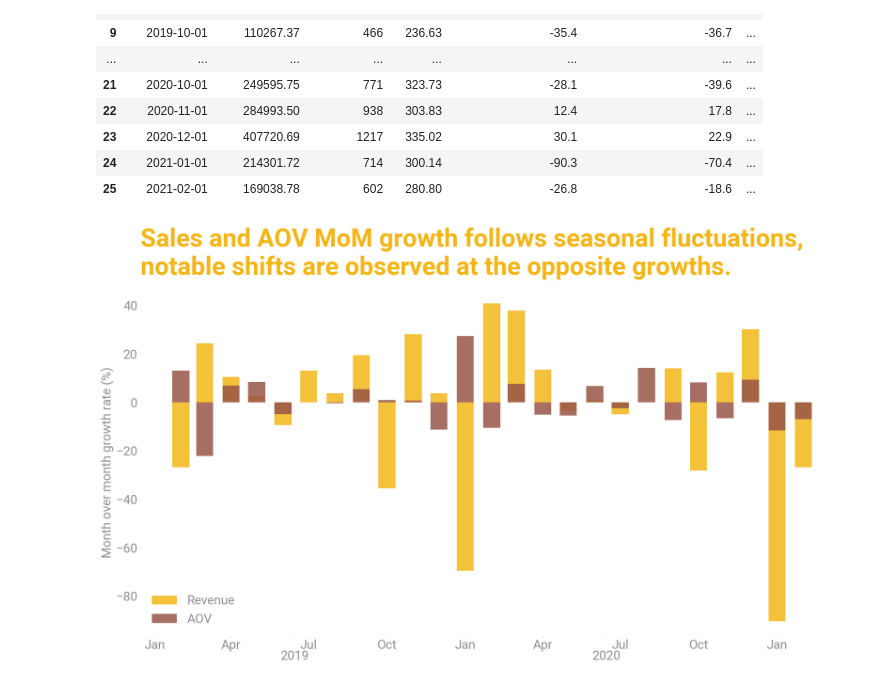
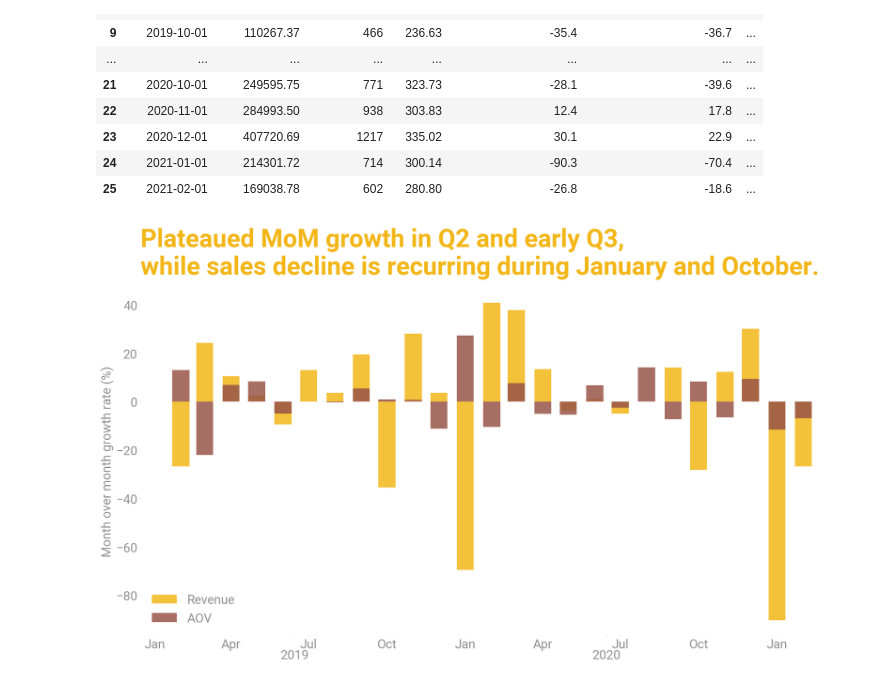
Before and after one commit to mjsluminarias/gamezone-ecommerce, a Jupyter notebook: code_queries/sales.ipynb, the cells around one changed output. Saved outputs shown, nothing was run; the diff lists cells and outputs as text; code cells hidden in the pictures.

```diff
--- a/code_queries/sales.ipynb
+++ b/code_queries/sales.ipynb
@@ -332,32 +345,32 @@ ax.spines["right"].set_visible(False)
 ax.spines["left"].set_visible(False)
 ax.spines["bottom"].set_visible(False)
 # ax.axes.get_xaxis().set_visible(False)
 # ax.axes.get_yaxis().set_visible(False)
 # ax.xaxis.set_major_locator(ticker.MaxNLocator(nbins=5))
 # ax.axes.xaxis.set_ticklabels([])
 # ax.axes.yaxis.set_ticklabels([])
 
 ax.xaxis.set_minor_locator(mdates.MonthLocator(bymonth=[1, 4, 7, 10]))
 ax.xaxis.set_minor_formatter(mdates.DateFormatter("%b"))
 
 ax.set_ylabel("Month over month growth rate (%)", color = "#908F8F")
 
 # years (major ticks), placed mid-year so they don't collide with Jan/Jul
 ax.xaxis.set_major_locator(mdates.YearLocator(month=6, day=15))
 ax.xaxis.set_major_formatter(mdates.DateFormatter("%Y"))
 
 ax.tick_params(axis="x", which="major", pad=20, length=1, colors= "#908F8F") # params for years
 ax.tick_params(axis="x", which="minor", pad=3, length=1, colors= "#908F8F") # params for months
 
 ax.tick_params(axis="y", length=1, colors= "#908F8F") # for y
 
 ax.legend(loc = "lower left", frameon = False, labelcolor = "#908F8F")
 
-ax.set_title("Sales and AOV MoM growth follows seasonal fluctuations, \nnotable shifts are observed at the opposite growths.",
+ax.set_title("Plateaued MoM growth in Q2 and early Q3,\nwhile sales decline is recurring during January and October.",
     fontsize= 40, fontweight= "bold", loc= "left", color= "#f3b617", pad=20)
 
 plt.savefig("../figures/sales/sales_vs_aov.png", transparent=True, dpi=300, bbox_inches = "tight")
 
 plt.show()
 # %% [output]
-[figure, old version]
+[figure, new version]
```
Also changed, not shown: parts of 1 cell of this notebook, 12 other files.
